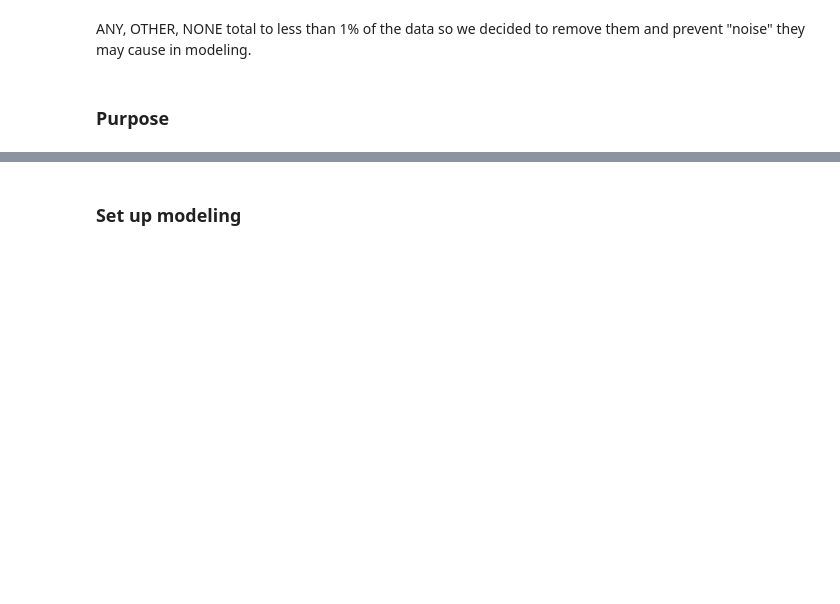
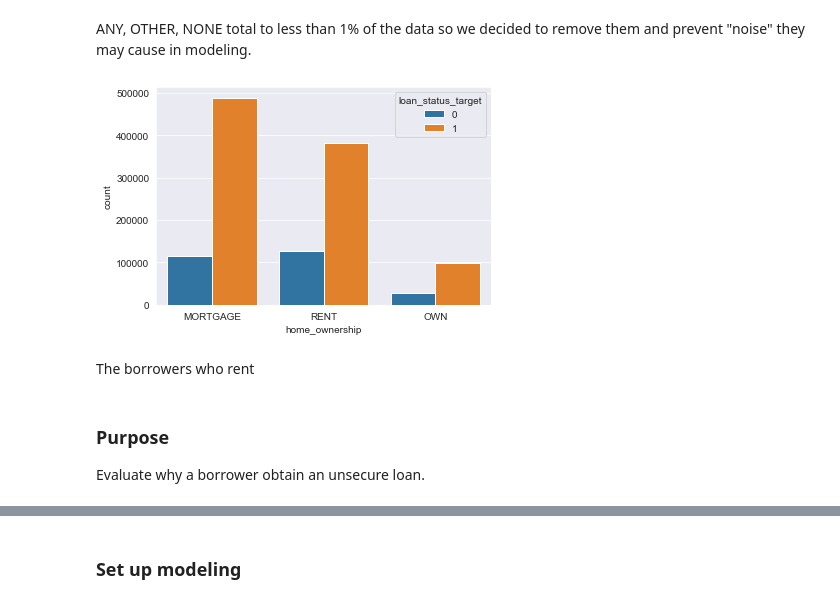
Before and after one commit to celesteshort/ml-lending-default, a Jupyter notebook: ml_loan_default.ipynb, the cells around one changed output, grey strips where cells are left out. Drawn from its saved outputs; the diff is of its cells as text; code cells hidden in the pictures; blank space fills up the shorter version.

```diff
--- a/ml_loan_default.ipynb
+++ b/ml_loan_default.ipynb
@@ -378,8 +599,15 @@ loan2['home_ownership_clean'] = loan2['home_ownership'].map({"MORTGAGE": 1,
 # %%
 sns.countplot(x='home_ownership',hue='loan_status_target',
               data=loan2);
+plt.title('Home ownership for Fully Paid and Default Borrowers');
+# %% [output]
+[figure, added]
+# %% [markdown]
+The borrowers who rent
 # %% [markdown]
 ### Purpose
+
+Evaluate why a borrower obtain an unsecure loan.
 # %%
 # What are the most common reasons for requesting a loan?
 loan2['purpose'].value_counts(normalize=True)
```
Also changed, not shown: parts of 77 cells of this notebook.
